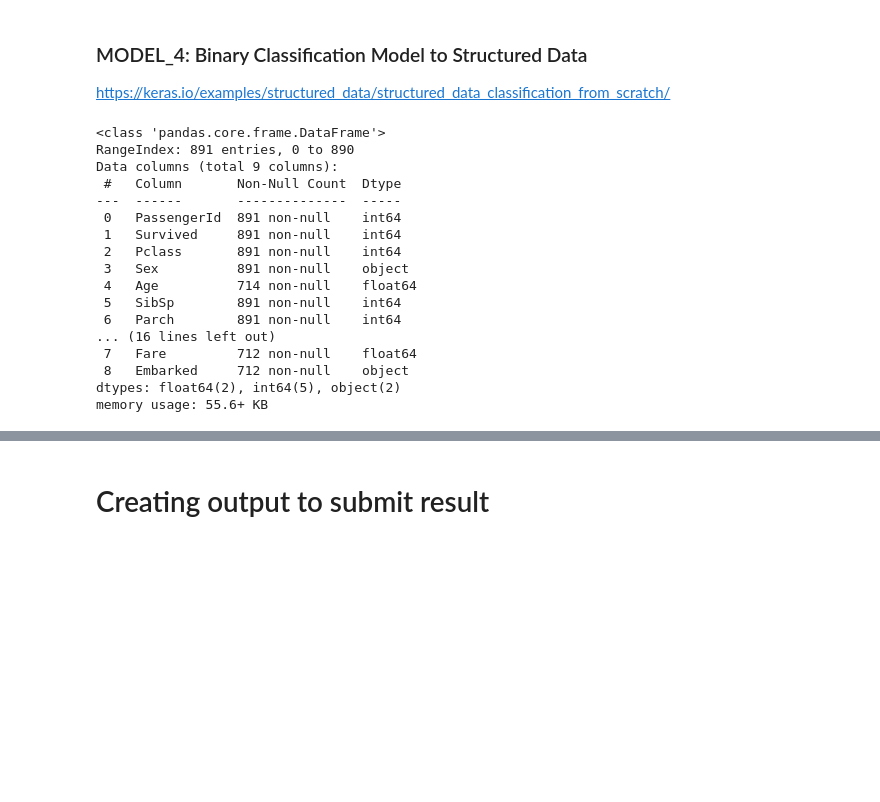
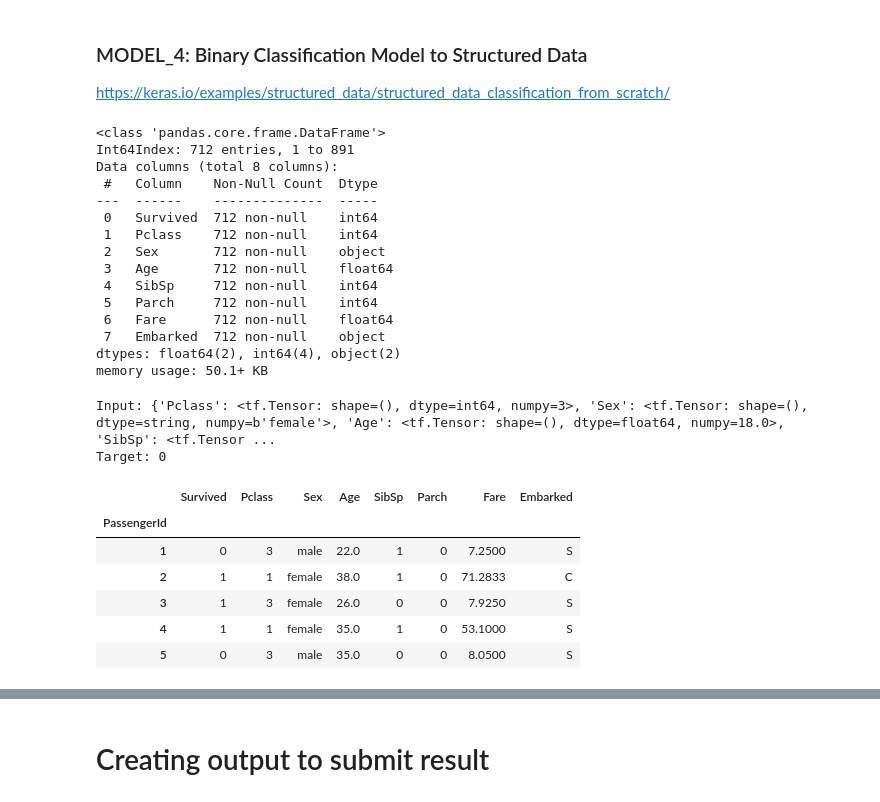
Before and after one commit to benchov/Kaggle, a Jupyter notebook: titanic-competition.ipynb, the cells around one changed output, grey strips where cells are left out. Saved outputs shown, nothing was run; the diff lists cells and outputs as text; code cells hidden in the pictures; blank space fills up the shorter version.

```diff
--- a/titanic-competition.ipynb
+++ b/titanic-competition.ipynb
@@ -478,27 +470,26 @@ model_3_predictions = tf.cast(np.round(np.max(model_3_predictions, axis=1)), dty
 ### MODEL_4: Binary Classification Model to Structured Data
 [https://keras.io/examples/structured_data/structured_data_classification_from_scratch/](http://)
 # %%
-    data_frame = train_df.drop(labels=["Cabin","Name", "Ticket"], axis=1)
-    data_frame = data_frame.dropna()
-    data_frame.info()
+data_frame = train_df.drop(labels=["Cabin","Name", "Ticket"], axis=1)
+data_frame = data_frame.dropna()
+data_frame.set_index(keys="PassengerId", inplace=True)
+data_frame.info()
 # %% [output]
 <class 'pandas.core.frame.DataFrame'>
-RangeIndex: 891 entries, 0 to 890
-Data columns (total 9 columns):
- #   Column       Non-Null Count  Dtype
----  ------       --------------  -----
- 0   PassengerId  891 non-null    int64
- 1   Survived     891 non-null    int64
- 2   Pclass       891 non-null    int64
- 3   Sex          891 non-null    object
- 4   Age          714 non-null    float64
- 5   SibSp        891 non-null    int64
- 6   Parch        891 non-null    int64
-... (16 lines left out)
- 7   Fare         712 non-null    float64
- 8   Embarked     712 non-null    object
-dtypes: float64(2), int64(5), object(2)
-memory usage: 55.6+ KB
+Int64Index: 712 entries, 1 to 891
+Data columns (total 8 columns):
+ #   Column    Non-Null Count  Dtype
+---  ------    --------------  -----
+ 0   Survived  712 non-null    int64
+ 1   Pclass    712 non-null    int64
+ 2   Sex       712 non-null    object
+ 3   Age       712 non-null    float64
+ 4   SibSp     712 non-null    int64
+ 5   Parch     712 non-null    int64
+ 6   Fare      712 non-null    float64
+ 7   Embarked  712 non-null    object
+dtypes: float64(2), int64(4), object(2)
+memory usage: 50.1+ KB
 # %%
 # Data
 val_dataframe = data_frame.sample(frac=0.2, random_state=883)
@@ -513,0 +499,9 @@ val_ds = val_ds.batch(32).prefetch(tf.data.AUTOTUNE)
+# %%
+# peek into the dataset
+# print(list(train_ds.as_numpy_iterator()))
+for x, y in train_ds.take(1):
+    print(f"Input: {x}")
+    print(f"Target: {y}")
+# %% [output]
+Input: {'Pclass': <tf.Tensor: shape=(), dtype=int64, numpy=3>, 'Sex': <tf.Tensor: shape=(), dtype=string, numpy=b'female'>, 'Age': <tf.Tensor: shape=(), dtype=float64, numpy=18.0>, 'SibSp': <tf.Tensor ...
+Target: 0
@@ -513,0 +511,10 @@ val_ds = val_ds.batch(32).prefetch(tf.data.AUTOTUNE)
+# %%
+data_frame.head()
+# %% [output]
+|  | Survived | Pclass | Sex | Age | SibSp | Parch | Fare | Embarked |
+| PassengerId |  |  |  |  |  |  |  |  |
+| 1 | 0 | 3 | male | 22.0 | 1 | 0 | 7.2500 | S |
+| 2 | 1 | 1 | female | 38.0 | 1 | 0 | 71.2833 | C |
+| 3 | 1 | 3 | female | 26.0 | 0 | 0 | 7.9250 | S |
+| 4 | 1 | 1 | female | 35.0 | 1 | 0 | 53.1000 | S |
+| 5 | 0 | 3 | male | 35.0 | 0 | 0 | 8.0500 | S |
```
Also changed, not shown: parts of 22 cells of this notebook.
